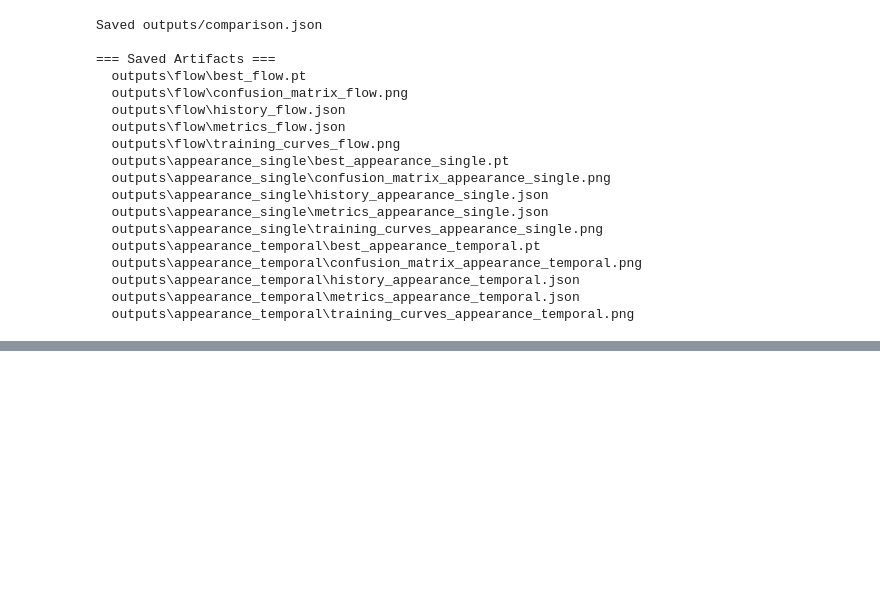
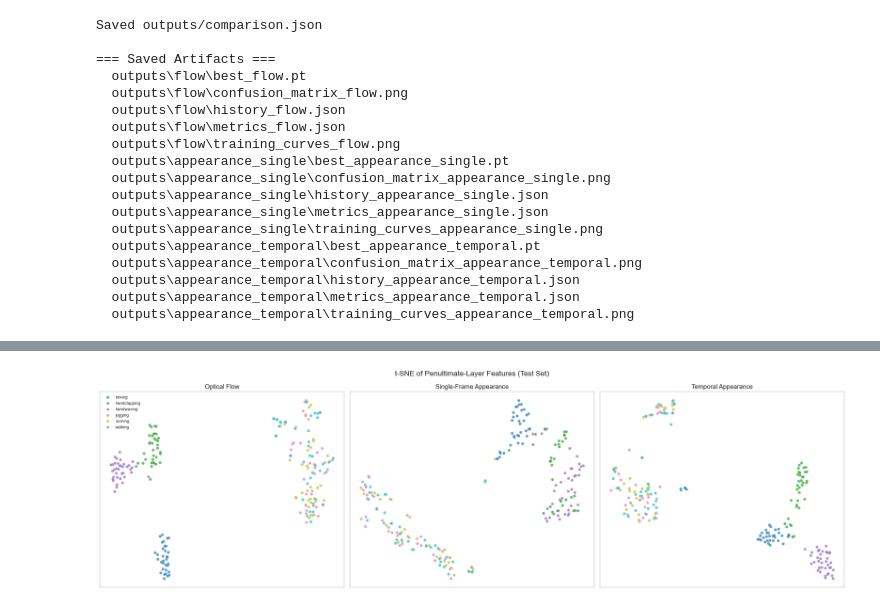
Before and after one commit to amahdi4/ActionFlow, a Jupyter notebook: ActionFlow.ipynb, the cells around one changed output, grey strips where cells are left out. Saved outputs shown, nothing was run; the diff lists cells and outputs as text; code cells hidden in the pictures; blank space fills up the shorter version.

```diff
--- a/ActionFlow.ipynb
+++ b/ActionFlow.ipynb
@@ -856,23 +849,23 @@ Epoch 30/30 train_loss=0.4133 train_acc=0.7778 val_loss=0.5723 val_acc=0.6632
 ### Evaluation: Confusion Matrix & Per-Class Metrics
 # %%
 # Reload best temporal appearance checkpoint for evaluation
-appearance_temporal_ckpt_path = config.output_dir / "best_appearance_temporal.pt"
-appearance_temporal_ckpt = torch.load(appearance_temporal_ckpt_path, map_location=config.device, weights_only=False)
+appearance_temporal_ckpt_path = appearance_temporal_config.output_dir / "best_appearance_temporal.pt"
+appearance_temporal_ckpt = torch.load(appearance_temporal_ckpt_path, map_location=appearance_temporal_config.device, weights_only=False)
 
 appearance_temporal_best = build_resnet18_flow(
-    num_classes=config.num_classes,
-    input_channels=config.input_channels,
+    num_classes=appearance_temporal_config.num_classes,
+    input_channels=appearance_temporal_config.input_channels,
     pretrained=False,
 )
 appearance_temporal_best.load_state_dict(appearance_temporal_ckpt["model_state_dict"])
-appearance_temporal_best.to(config.device)
+appearance_temporal_best.to(appearance_temporal_config.device)
 
 appearance_temporal_metrics = evaluate_model_inline(
     model=appearance_temporal_best,
     data_loader=appearance_temporal_test_loader,
-    class_names=config.class_names,
-    device=config.device,
-    output_dir=config.output_dir,
+    class_names=appearance_temporal_config.class_names,
+    device=appearance_temporal_config.device,
+    output_dir=appearance_temporal_config.output_dir,
     mode="appearance_temporal",
 )
 print(f"\nBest temporal appearance checkpoint saved at epoch {appearance_temporal_ckpt['epoch']}")
@@ -1049,0 +1055,74 @@ Saved outputs/comparison.json
+# %%
+from sklearn.manifold import TSNE
+
+
+def extract_features(model, loader, device):
+    """Extract avgpool features from a model for all samples in a loader."""
+    model.eval()
+    features_list = []
+    labels_list = []
+    hook_output = {}
+
+    def hook_fn(module, input, output):
+        del module, input
+        hook_output["feat"] = output.flatten(1)
+
+    handle = model.avgpool.register_forward_hook(hook_fn)
+    try:
+        with torch.no_grad():
+            for inputs, labels in loader:
+                _ = model(inputs.to(device))
+                features_list.append(hook_output["feat"].cpu())
+                labels_list.append(labels)
+    finally:
+        handle.remove()
+
+    return torch.cat(features_list, dim=0).numpy(), torch.cat(labels_list, dim=0).numpy()
+
+
+analysis_device = flow_config.device
+analysis_seed = config.seed
+class_names = config.class_names
+
+print("Extracting flow features...")
+flow_feats, flow_labs = extract_features(flow_best, flow_test_loader, analysis_device)
+print("Extracting single-frame appearance features...")
+app_single_feats, app_single_labs = extract_features(appearance_single_best, appearance_single_test_loader, analysis_device)
+print("Extracting temporal appearance features...")
+app_temporal_feats, app_temporal_labs = extract_features(appearance_temporal_best, appearance_temporal_test_loader, analysis_device)
+
+flow_2d = TSNE(n_components=2, perplexity=30, random_state=analysis_seed, max_iter=1000).fit_transform(flow_feats)
+app_single_2d = TSNE(n_components=2, perplexity=30, random_state=analysis_seed, max_iter=1000).fit_transform(app_single_feats)
+app_temporal_2d = TSNE(n_components=2, perplexity=30, random_state=analysis_seed, max_iter=1000).fit_transform(app_temporal_feats)
+
+colours = plt.cm.tab10(np.linspace(0, 1, len(class_names)))
+fig, axes = plt.subplots(1, 3, figsize=(20, 6))
+titles = ["Optical Flow", "Single-Frame Appearance", "Temporal Appearance"]
+embeddings = [flow_2d, app_single_2d, app_temporal_2d]
+label_arrays = [flow_labs, app_single_labs, app_temporal_labs]
+
+for ax, emb, labs, title in zip(axes, embeddings, label_arrays, titles):
+    for idx, class_name in enumerate(class_names):
+        mask = labs == idx
+        ax.scatter(
+            emb[mask, 0],
+            emb[mask, 1],
+            c=[colours[idx]],
+            label=class_name,
+            alpha=0.7,
+            s=30,
+            edgecolors="w",
+            linewidths=0.3,
+        )
+    ax.set_title(title, fontsize=12)
+    ax.set_xticks([])
+    ax.set_yticks([])
+
+axes[0].legend(fontsize=8, loc="best", framealpha=0.8)
+fig.suptitle("t-SNE of Penultimate-Layer Features (Test Set)", fontsize=14)
+fig.tight_layout()
+fig.savefig("outputs/tsne_features.png", dpi=150, bbox_inches="tight")
+display(fig)
+plt.close(fig)
+print("Saved outputs/tsne_features.png")
+# %% [output]
@@ -1049,0 +1132 @@ Saved outputs/comparison.json
+[figure, added]
```
Also changed, not shown: parts of 19 cells of this notebook, 1 other file.
